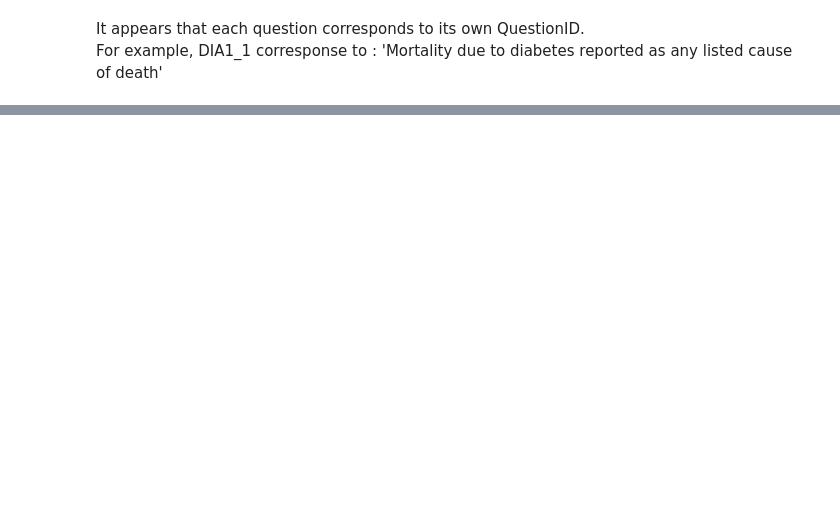
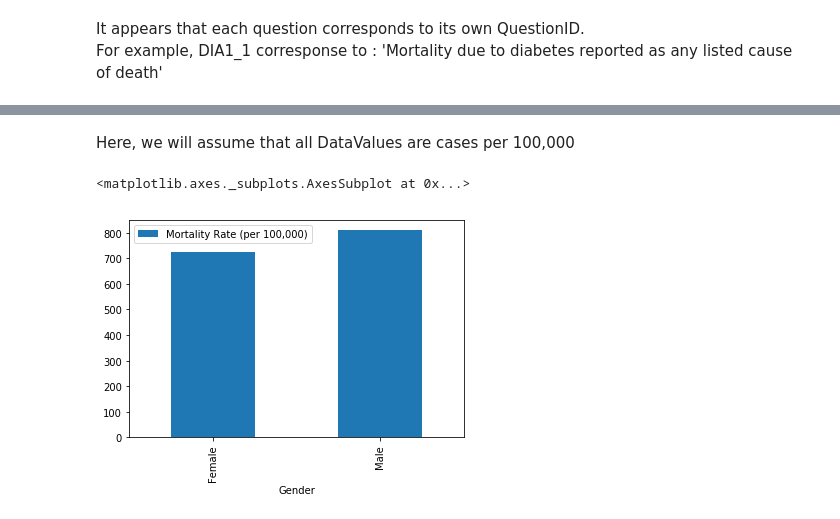
Before and after one commit to chinkevin/DataHacks2020, a Jupyter notebook: DataHacks2020-Science Track.ipynb, the cells around one changed output, grey strips where cells are left out. Drawn from its saved outputs; the diff is of its cells as text; code cells hidden in the pictures; blank space fills up the shorter version.

```diff
--- a/DataHacks2020-Science Track.ipynb
+++ b/DataHacks2020-Science Track.ipynb
@@ -275,0 +282,6 @@ For example, DIA1_1 corresponse to : 'Mortality due to diabetes reported as any
+# %%
+diab_gender_mortality = diabetes.loc[
+    (diabetes.QuestionID=='DIA1_1') &
+    (diabetes.StratificationCategoryID1=='GENDER')
+]
+diab_gender_mortality.head(2)
@@ -275,0 +293,15 @@ For example, DIA1_1 corresponse to : 'Mortality due to diabetes reported as any
+# %% [markdown]
+Here, we will assume that all DataValues are cases per 100,000
+# %%
+# select the stratification and datavalue columns, then rename them
+diab_gender_mortality = diab_gender_mortality[['Stratification1', 'DataValue']].rename(
+    columns={'Stratification1':'Gender', 'DataValue':'Mortality Rate (per 100,000)'}
+)
+# %%
+# currently, Mortality Rate is a string, so convert it to a float
+diab_gender_mortality = diab_gender_mortality.astype({'Mortality Rate (per 100,000)': 'float64'})
+# %%
+diab_gender_mortality.groupby('Gender').mean().plot.bar()
+# %% [output]
+<matplotlib.axes._subplots.AxesSubplot at 0x...>
+[figure, added]
```
Also changed, not shown: parts of 21 cells of this notebook.
